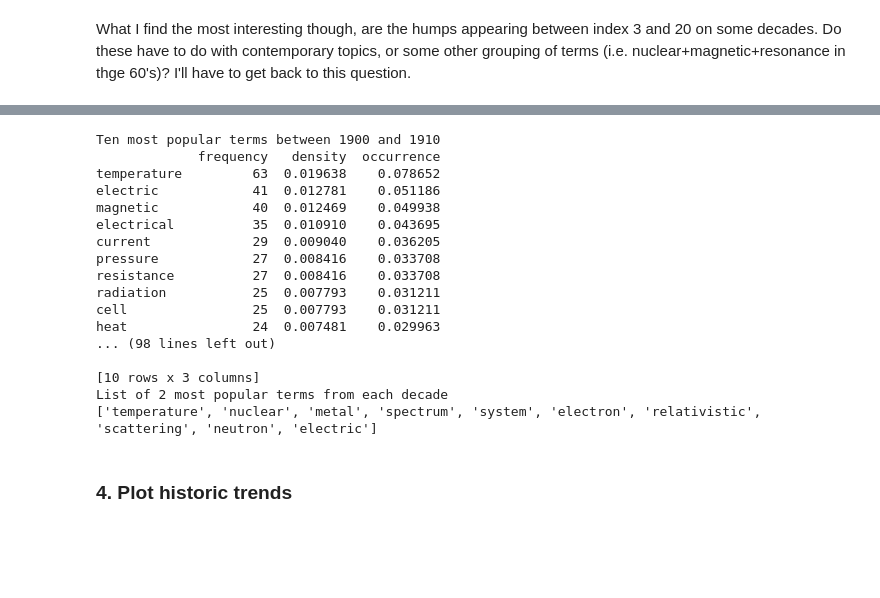
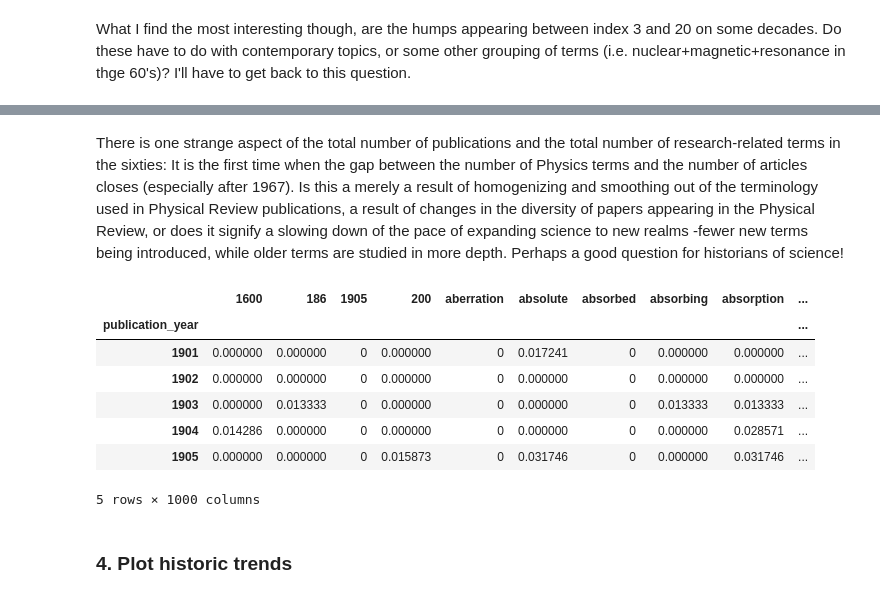
Before and after one commit to nikos-daniilidis/haystack, a Jupyter notebook: explore-physical-review-scikit.ipynb, the cells around one changed output, grey strips where cells are left out. Saved outputs shown, nothing was run; the diff lists cells and outputs as text; code cells hidden in the pictures; blank space fills up the shorter version.

```diff
--- a/explore-physical-review-scikit.ipynb
+++ b/explore-physical-review-scikit.ipynb
@@ -619,33 +798,17 @@ I'll have to get back to this question.
+# %% [markdown]
+There is one strange aspect of the total number of publications and the total number of research-related terms in the sixties: It is the first time when the gap between the number of Physics terms and the number of articles closes (especially after 1967). Is this a merely a result of homogenizing and smoothing out of the terminology used in Physical Review publications, a result of changes in the diversity of papers appearing in the Physical Review, or does it signify a slowing down of the pace of expanding science to new realms -fewer new terms being introduced, while older terms are studied in more depth. Perhaps a good question for historians of science!
 # %%
-# Print the 10 most popular terms from each decade
-for dd in range(8):
-    print 'Ten most popular terms between 19%02d and 19%02d' %(10*dd,10*(dd+1))
-    print term_prob_lst[dd].sort(['density'], ascending = False).head(10)
-
-# Create list of the ten most popular terms for each decade
-popular_list = []
-for df in term_prob_lst:
-    popular_list.extend(df.sort(['density'], ascending = False).index.tolist()[:2])
-popular_list = list(set(popular_list))
-print 'List of 2 most popular terms from each decade'
-print (popular_list)
+## Print the 10 most popular terms from each decade
+#for dd in range(8):
+#    print 'Ten most popular terms between 19%02d and 19%02d' %(10*dd,10*(dd+1))
+#    print term_prob_lst[dd].sort(['density'], ascending = False).head(10)
+#
+## Create list of the ten most popular terms for each decade
+#popular_list = []
+#for df in term_prob_lst:
+#    popular_list.extend(df.sort(['density'], ascending = False).index.tolist()[:2])
+#popular_list = list(set(popular_list))
+#print 'List of 2 most popular terms from each decade'
+#print (popular_list)
-# %% [output]
-Ten most popular terms between 1900 and 1910
-             frequency   density  occurrence
-temperature         63  0.019638    0.078652
-electric            41  0.012781    0.051186
-magnetic            40  0.012469    0.049938
-electrical          35  0.010910    0.043695
-current             29  0.009040    0.036205
-pressure            27  0.008416    0.033708
-resistance          27  0.008416    0.033708
-radiation           25  0.007793    0.031211
-cell                25  0.007793    0.031211
-heat                24  0.007481    0.029963
-... (98 lines left out)
-
-[10 rows x 3 columns]
-List of 2 most popular terms from each decade
-['temperature', 'nuclear', 'metal', 'spectrum', 'system', 'electron', 'relativistic', 'scattering', 'neutron', 'electric']
 # %%
 # Term Density Matrix using Scikit-Learn CountVectorizer implementation
@@ -659,3 +822,14 @@ for df in df_lst:
+# %%
+tdm_list_mean[0].head()
+# %% [output]
+|  | 1600 | 186 | 1905 | 200 | aberration | absolute | absorbed | absorbing | absorption | ... |
+| publication_year |  |  |  |  |  |  |  |  |  | ... |
+| 1901 | 0.000000 | 0.000000 | 0 | 0.000000 | 0 | 0.017241 | 0 | 0.000000 | 0.000000 | ... |
+| 1902 | 0.000000 | 0.000000 | 0 | 0.000000 | 0 | 0.000000 | 0 | 0.000000 | 0.000000 | ... |
+| 1903 | 0.000000 | 0.013333 | 0 | 0.000000 | 0 | 0.000000 | 0 | 0.013333 | 0.013333 | ... |
+| 1904 | 0.014286 | 0.000000 | 0 | 0.000000 | 0 | 0.000000 | 0 | 0.000000 | 0.028571 | ... |
+| 1905 | 0.000000 | 0.000000 | 0 | 0.015873 | 0 | 0.031746 | 0 | 0.000000 | 0.031746 | ... |
+5 rows × 1000 columns
 # %% [markdown]
 ### 4. Plot historic trends
 # %% [markdown]
```
Also changed, not shown: parts of 79 cells of this notebook, 1 other file.
